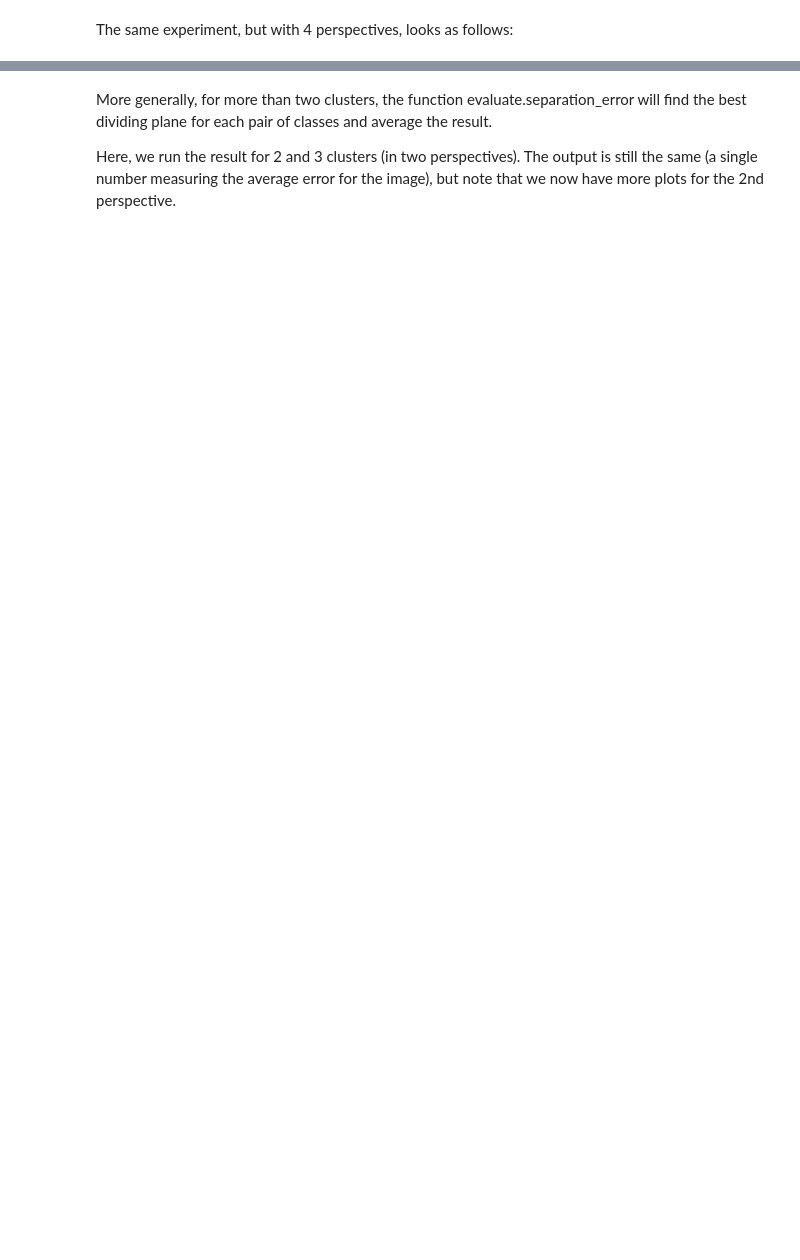
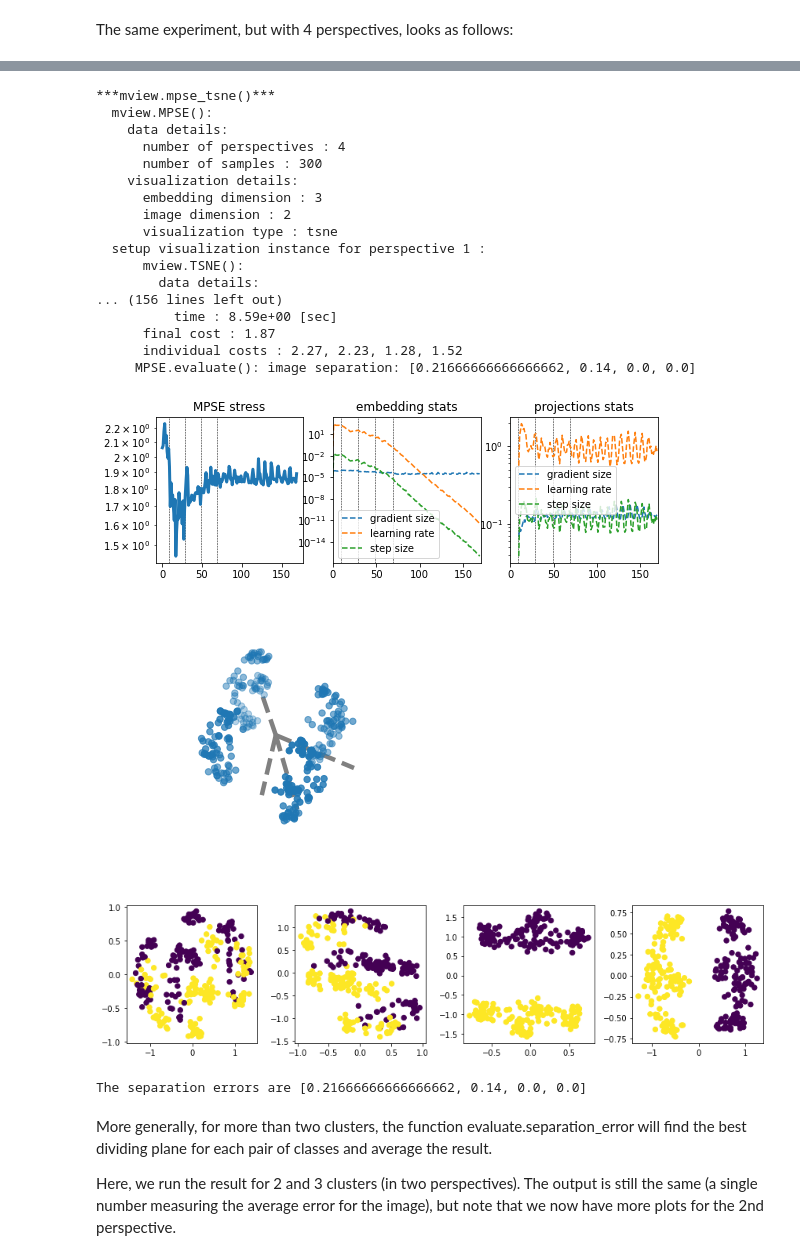
Before and after one commit to enggiqbal/MPSE-TSNE, a Jupyter notebook: examples/separation_test.ipynb, the cells around one changed output, grey strips where cells are left out. Drawn from its saved outputs; the diff is of its cells as text; code cells hidden in the pictures; blank space fills up the shorter version.

```diff
--- a/examples/separation_test.ipynb
+++ b/examples/separation_test.ipynb
@@ -81,3 +83,29 @@ error in 3 -th view: 0.0
+# %%
+results = mview.mpse_tsne('clusters', n_samples=300, n_clusters=2, n_perspectives=4, perplexity=100,
+                           evaluate=True, show_plots=True, verbose=2)
+print('The separation errors are',results.image_separation)
+# %% [output]
+***mview.mpse_tsne()***
+  mview.MPSE():
+    data details:
+      number of perspectives : 4
+      number of samples : 300
+    visualization details:
+      embedding dimension : 3
+      image dimension : 2
+      visualization type : tsne
+  setup visualization instance for perspective 1 :
+      mview.TSNE():
+        data details:
+... (156 lines left out)
+          time : 8.59e+00 [sec]
+      final cost : 1.87
+      individual costs : 2.27, 2.23, 1.28, 1.52
+     MPSE.evaluate(): image separation: [0.21666666666666662, 0.14, 0.0, 0.0]
+[figure, added]
+[figure, added]
+[figure, added]
+The separation errors are [0.21666666666666662, 0.14, 0.0, 0.0]
 # %% [markdown]
 More generally, for more than two clusters, the function evaluate.separation_error will find the best dividing plane for each pair of classes and average the result.
 
```
Also changed, not shown: parts of 19 cells of this notebook, 1 other file.
